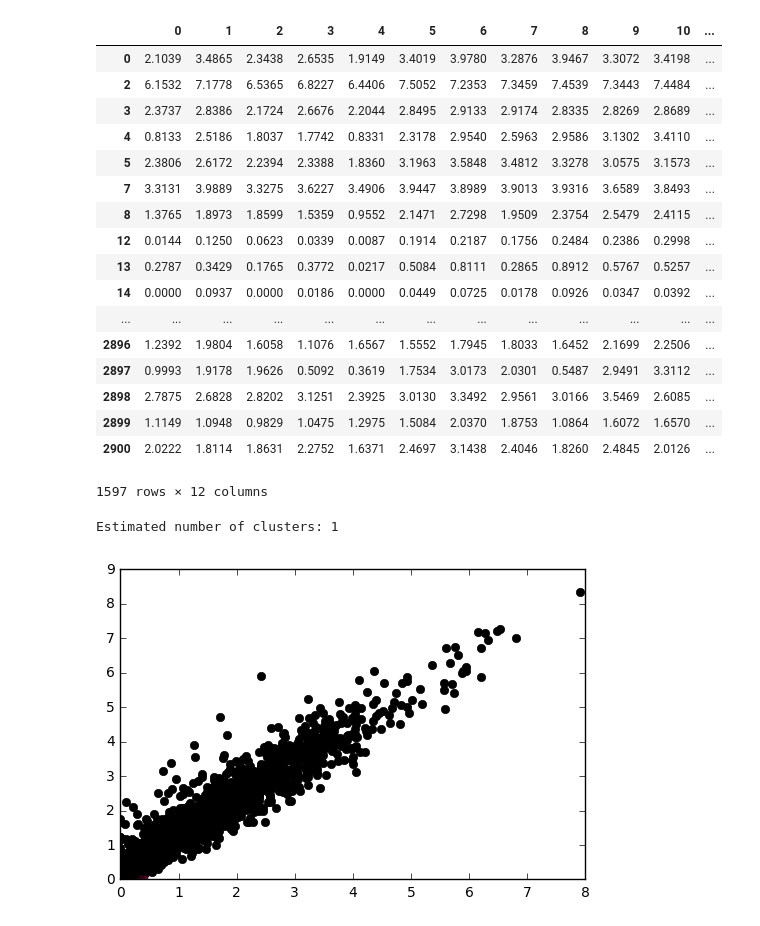
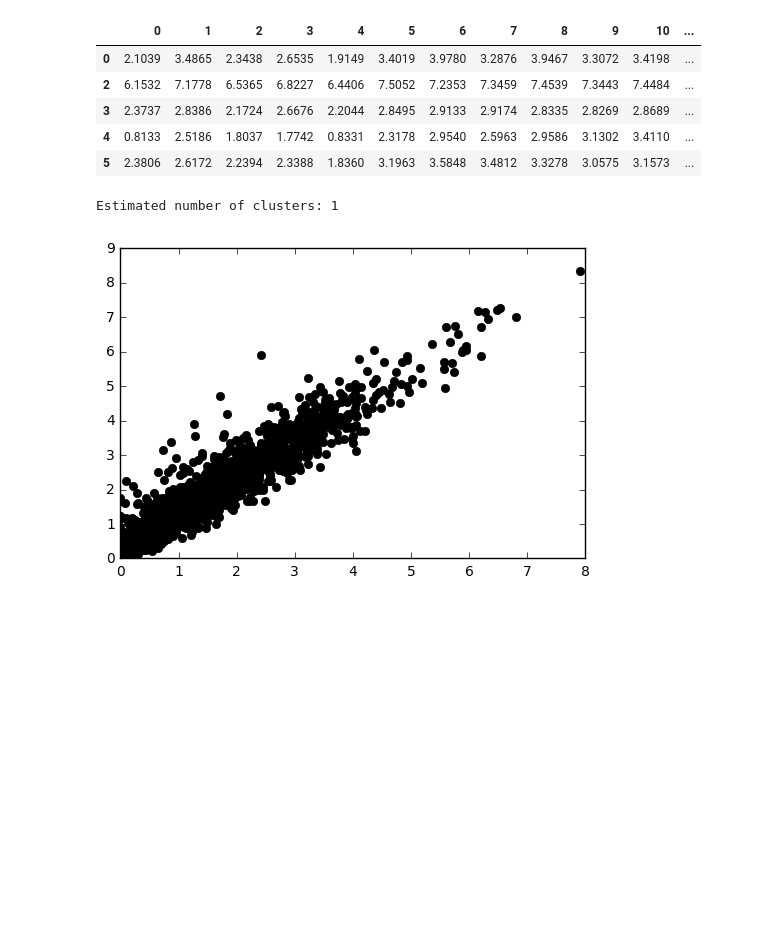
Before and after one commit to UW-Biol419-Wi2017/SpontaneousActivity, a Jupyter notebook: Large dataset DBSCAN.ipynb, the cells around one changed output. Cells and saved outputs as stored; diff of their text form; code cells hidden in the pictures; blank space fills up the shorter version.

```diff
--- a/Large dataset DBSCAN.ipynb
+++ b/Large dataset DBSCAN.ipynb
@@ -7,32 +7,20 @@ from sklearn.cluster import DBSCAN
 # %%
 #removing values where gene-id is 0 (unidentified)
 data = pd.read_csv('ExpressionR50.csv', header =None)
 rows = pd.read_csv('RowsR50.csv')
 age = np.array([12, 13, 13, 12, 16, 17, 21, 21, 24, 35, 37])
 gene_id = rows.ix[:,2]
 data_id = pd.concat([data, gene_id], axis=1)
 new_data = data_id[data_id['gene-id']!= 0]
 clean_data = new_data.ix[:,:-1]
-new_data
+new_data.head()
 # %% [output]
 |  | 0 | 1 | 2 | 3 | 4 | 5 | 6 | 7 | 8 | 9 | 10 | ... |
 | 0 | 2.1039 | 3.4865 | 2.3438 | 2.6535 | 1.9149 | 3.4019 | 3.9780 | 3.2876 | 3.9467 | 3.3072 | 3.4198 | ... |
 | 2 | 6.1532 | 7.1778 | 6.5365 | 6.8227 | 6.4406 | 7.5052 | 7.2353 | 7.3459 | 7.4539 | 7.3443 | 7.4484 | ... |
 | 3 | 2.3737 | 2.8386 | 2.1724 | 2.6676 | 2.2044 | 2.8495 | 2.9133 | 2.9174 | 2.8335 | 2.8269 | 2.8689 | ... |
 | 4 | 0.8133 | 2.5186 | 1.8037 | 1.7742 | 0.8331 | 2.3178 | 2.9540 | 2.5963 | 2.9586 | 3.1302 | 3.4110 | ... |
 | 5 | 2.3806 | 2.6172 | 2.2394 | 2.3388 | 1.8360 | 3.1963 | 3.5848 | 3.4812 | 3.3278 | 3.0575 | 3.1573 | ... |
-| 7 | 3.3131 | 3.9889 | 3.3275 | 3.6227 | 3.4906 | 3.9447 | 3.8989 | 3.9013 | 3.9316 | 3.6589 | 3.8493 | ... |
-| 8 | 1.3765 | 1.8973 | 1.8599 | 1.5359 | 0.9552 | 2.1471 | 2.7298 | 1.9509 | 2.3754 | 2.5479 | 2.4115 | ... |
-| 12 | 0.0144 | 0.1250 | 0.0623 | 0.0339 | 0.0087 | 0.1914 | 0.2187 | 0.1756 | 0.2484 | 0.2386 | 0.2998 | ... |
-| 13 | 0.2787 | 0.3429 | 0.1765 | 0.3772 | 0.0217 | 0.5084 | 0.8111 | 0.2865 | 0.8912 | 0.5767 | 0.5257 | ... |
-| 14 | 0.0000 | 0.0937 | 0.0000 | 0.0186 | 0.0000 | 0.0449 | 0.0725 | 0.0178 | 0.0926 | 0.0347 | 0.0392 | ... |
-| ... | ... | ... | ... | ... | ... | ... | ... | ... | ... | ... | ... | ... |
-| 2896 | 1.2392 | 1.9804 | 1.6058 | 1.1076 | 1.6567 | 1.5552 | 1.7945 | 1.8033 | 1.6452 | 2.1699 | 2.2506 | ... |
-| 2897 | 0.9993 | 1.9178 | 1.9626 | 0.5092 | 0.3619 | 1.7534 | 3.0173 | 2.0301 | 0.5487 | 2.9491 | 3.3112 | ... |
-| 2898 | 2.7875 | 2.6828 | 2.8202 | 3.1251 | 2.3925 | 3.0130 | 3.3492 | 2.9561 | 3.0166 | 3.5469 | 2.6085 | ... |
-| 2899 | 1.1149 | 1.0948 | 0.9829 | 1.0475 | 1.2975 | 1.5084 | 2.0370 | 1.8753 | 1.0864 | 1.6072 | 1.6570 | ... |
-| 2900 | 2.0222 | 1.8114 | 1.8631 | 2.2752 | 1.6371 | 2.4697 | 3.1438 | 2.4046 | 1.8260 | 2.4845 | 2.0126 | ... |
-1597 rows × 12 columns
 # %%
 #running DBSCAN
 db = DBSCAN(eps=0.2, min_samples=6).fit(clean_data)
```
Also changed, not shown: 5 other files.
